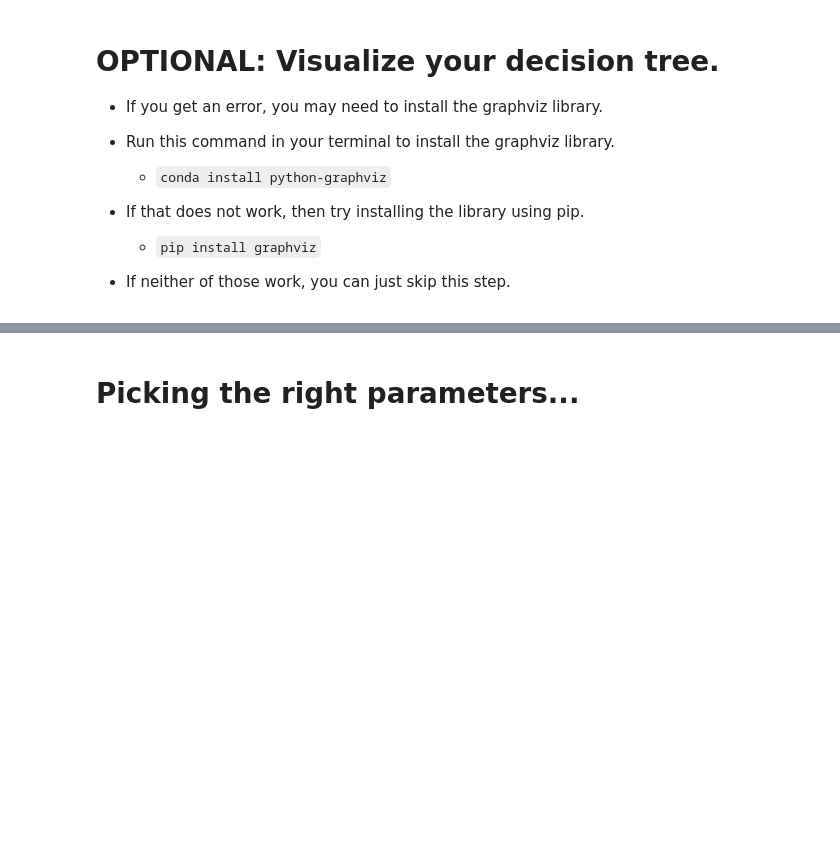
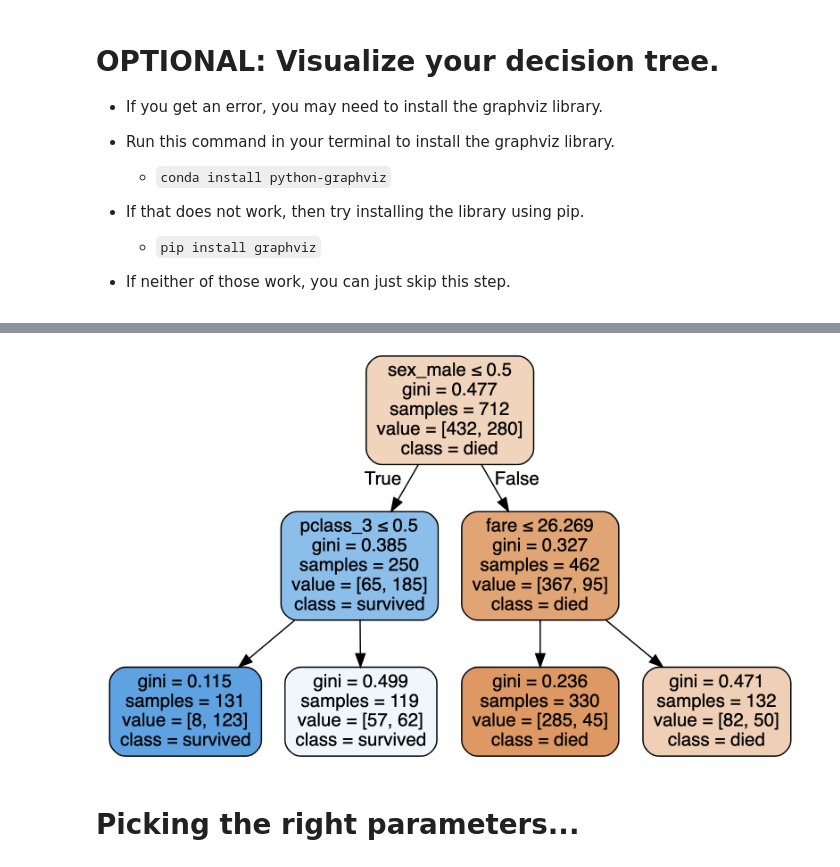
Before and after one commit to korchkovarthur/2021-fall-data-science, a Jupyter notebook: Week-05-RandomForest/Exercise-RandomForests.ipynb, the cells around one changed output, grey strips where cells are left out. Saved outputs shown, nothing was run; the diff lists cells and outputs as text; code cells hidden in the pictures; blank space fills up the shorter version.

```diff
--- a/Week-05-RandomForest/Exercise-RandomForests.ipynb
+++ b/Week-05-RandomForest/Exercise-RandomForests.ipynb
@@ -165,3 +172,8 @@ graph = graphviz.Source(dot_data)
+# %%
+from IPython.display import Image
+Image("images/decision-tree.png")
+# %% [output]
+[figure, added]
 # %% [markdown]
 # Picking the right parameters...
 # %% [markdown]
```
Also changed, not shown: parts of 29 cells of this notebook.
